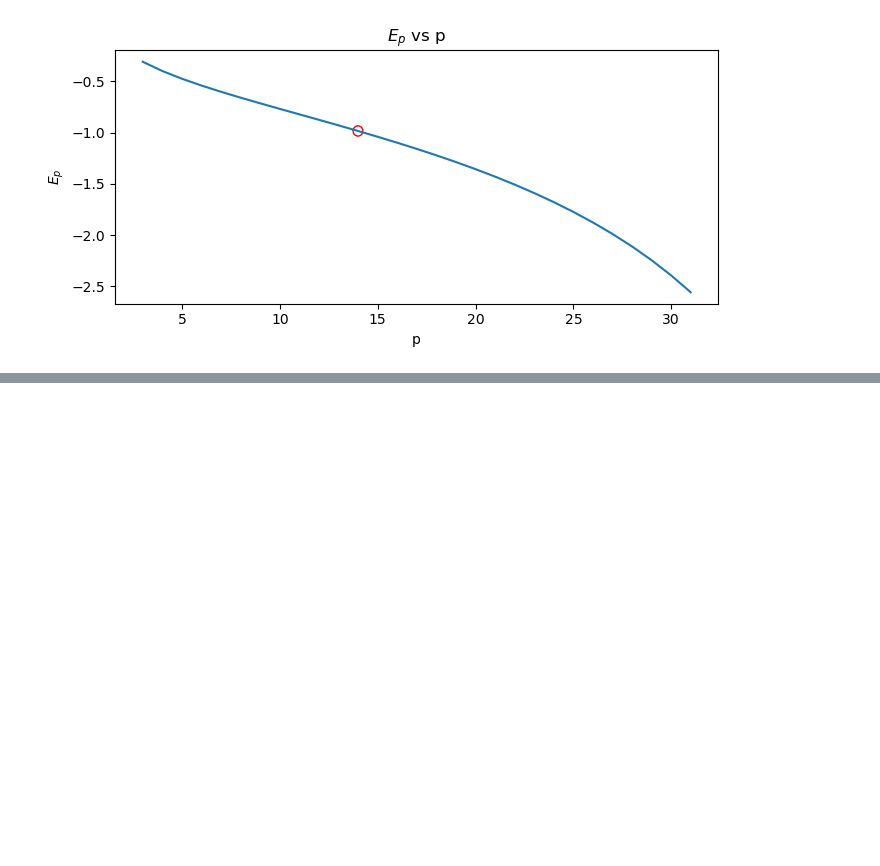
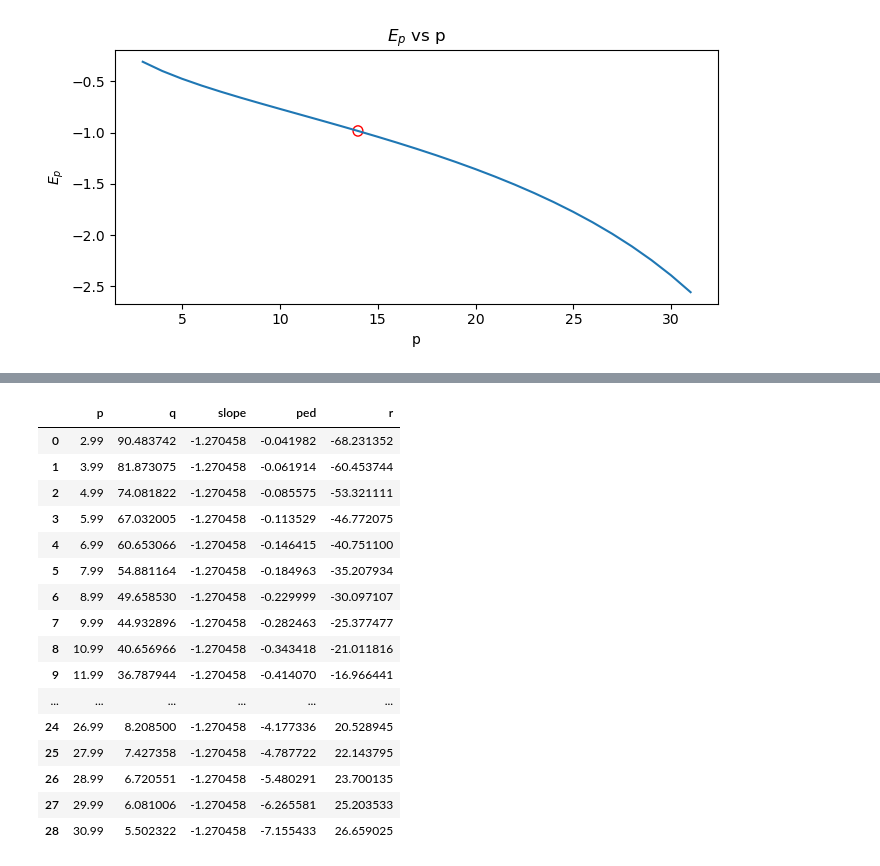
Before and after one commit to oneoffcoder/books, a Jupyter notebook: sphinx/datascience/source/pricing-elasticity-basics.ipynb, the cells around one changed output, grey strips where cells are left out. Drawn from its saved outputs; the diff is of its cells as text; code cells hidden in the pictures; blank space fills up the shorter version.

```diff
--- a/sphinx/datascience/source/pricing-elasticity-basics.ipynb
+++ b/sphinx/datascience/source/pricing-elasticity-basics.ipynb
@@ -274,0 +298,26 @@ fig.tight_layout()
+# %%
+pnt_df \
+    .assign(
+        p=lambda d: np.exp(d['p']),
+        q=lambda d: np.exp(d['q']),
+        ped=lambda d: d['slope'] * (d['p'] / d['q']),
+        r=lambda d: d['p'] * (1 + (1 / d['ped']))
+    )
+# %% [output]
+|  | p | q | slope | ped | r |
+| 0 | 2.99 | 90.483742 | -1.270458 | -0.041982 | -68.231352 |
+| 1 | 3.99 | 81.873075 | -1.270458 | -0.061914 | -60.453744 |
+| 2 | 4.99 | 74.081822 | -1.270458 | -0.085575 | -53.321111 |
+| 3 | 5.99 | 67.032005 | -1.270458 | -0.113529 | -46.772075 |
+| 4 | 6.99 | 60.653066 | -1.270458 | -0.146415 | -40.751100 |
+| 5 | 7.99 | 54.881164 | -1.270458 | -0.184963 | -35.207934 |
+| 6 | 8.99 | 49.658530 | -1.270458 | -0.229999 | -30.097107 |
+| 7 | 9.99 | 44.932896 | -1.270458 | -0.282463 | -25.377477 |
+| 8 | 10.99 | 40.656966 | -1.270458 | -0.343418 | -21.011816 |
+| 9 | 11.99 | 36.787944 | -1.270458 | -0.414070 | -16.966441 |
+| ... | ... | ... | ... | ... | ... |
+| 24 | 26.99 | 8.208500 | -1.270458 | -4.177336 | 20.528945 |
+| 25 | 27.99 | 7.427358 | -1.270458 | -4.787722 | 22.143795 |
+| 26 | 28.99 | 6.720551 | -1.270458 | -5.480291 | 23.700135 |
+| 27 | 29.99 | 6.081006 | -1.270458 | -6.265581 | 25.203533 |
+| 28 | 30.99 | 5.502322 | -1.270458 | -7.155433 | 26.659025 |
```
Also changed, not shown: parts of 3 cells of this notebook, 2 other files.
